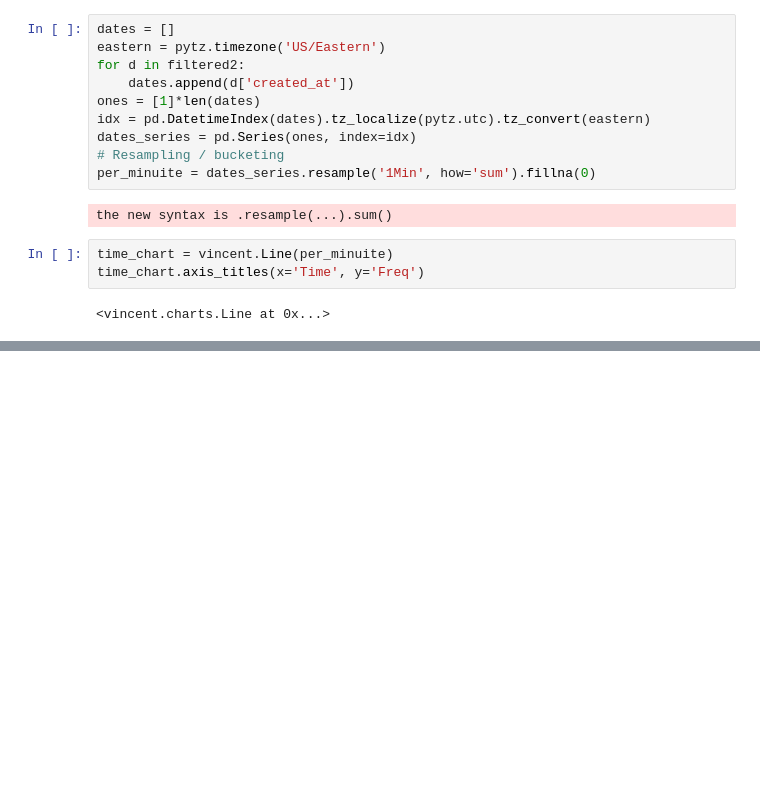
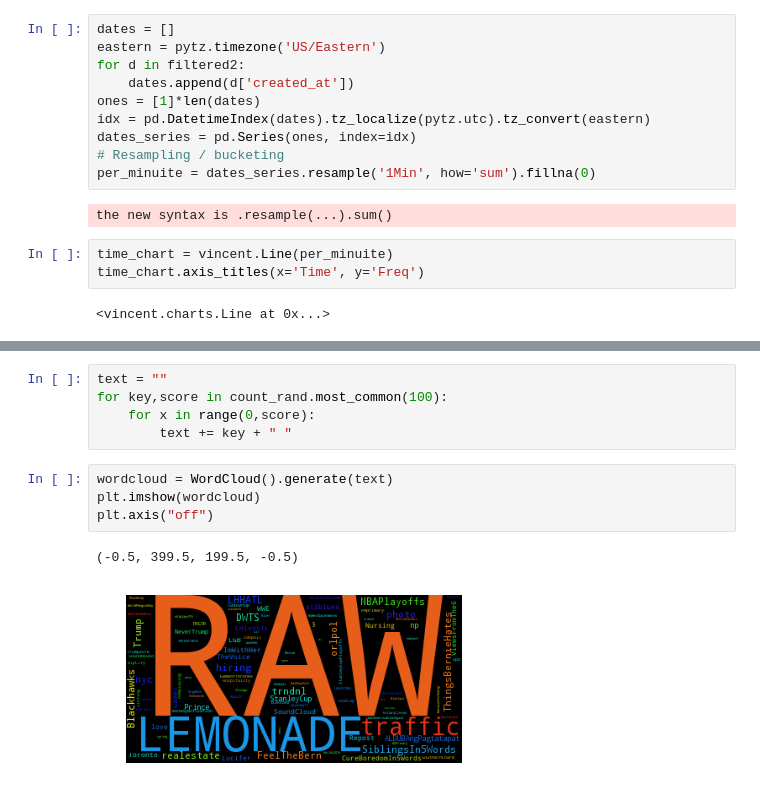
Before and after one commit to calvinytong/english2_twitter_analysis, a Jupyter notebook: Analysis.ipynb, the cells around one changed output, grey strips where cells are left out. Saved outputs shown, nothing was run; the diff lists cells and outputs as text; blank space fills up the shorter version.

Commit message:
fixed twitterapi.py and added wordclouds to analysis

```diff
--- a/Analysis.ipynb
+++ b/Analysis.ipynb
@@ -448,0 +470,12 @@ time_chart.axis_titles(x='Time', y='Freq')
+# %%
+text = ""
+for key,score in count_rand.most_common(100):
+    for x in range(0,score):
+        text += key + " "
+# %%
+wordcloud = WordCloud().generate(text)
+plt.imshow(wordcloud)
+plt.axis("off")
+# %% [output]
+(-0.5, 399.5, 199.5, -0.5)
+[figure, added]
```
Also changed, not shown: parts of 11 cells of this notebook, 1 other file.
